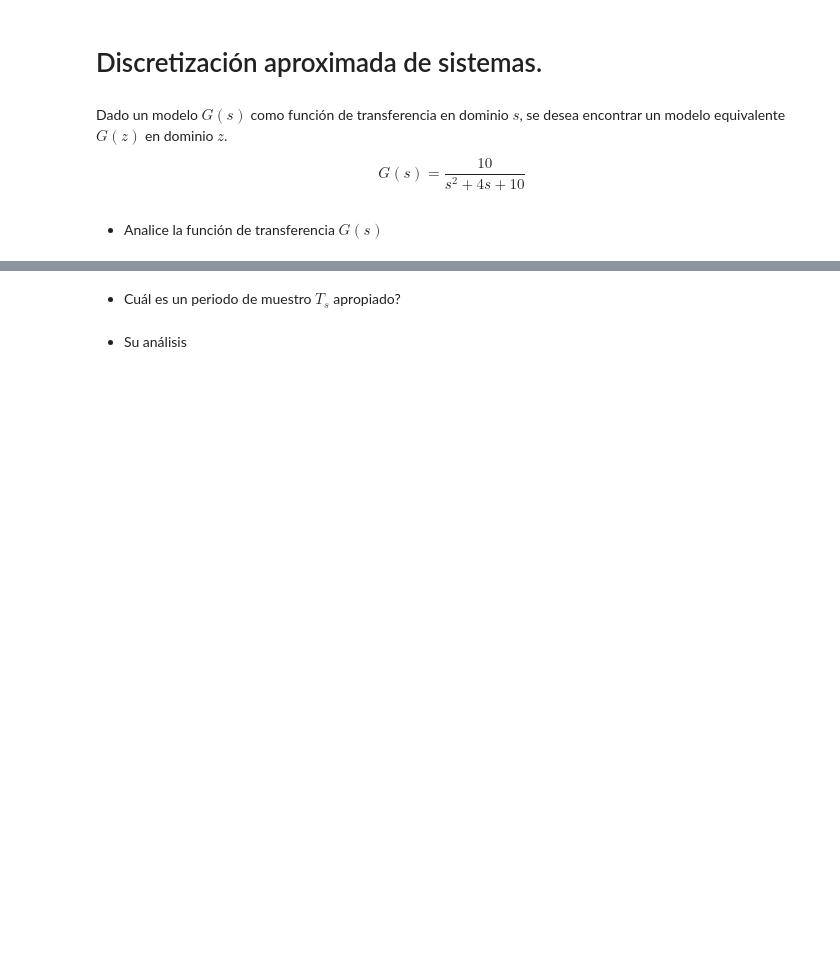
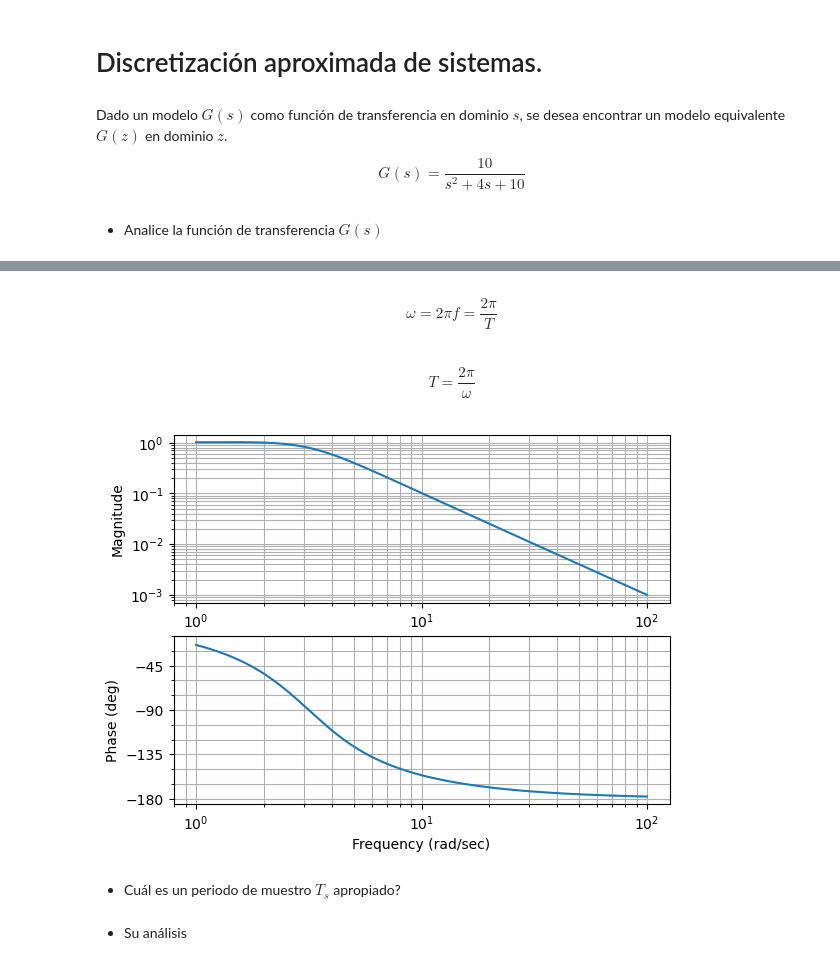
Before and after one commit to pierrediazp/Se-ales_y_Sistemas, a Jupyter notebook: Discretizacion.ipynb, the cells around one changed output, grey strips where cells are left out. Cells and saved outputs as stored; diff of their text form; code cells hidden in the pictures; blank space fills up the shorter version.

```diff
--- a/Discretizacion.ipynb
+++ b/Discretizacion.ipynb
@@ -13,3 +47,11 @@ $$G(s)=\frac{10}{s^2 + 4s + 10}$$
+# %% [markdown]
+$$\omega = 2 \pi f = \frac{2 \pi}{T}$$
+# %% [markdown]
+$$T = \frac{2 \pi}{\omega}$$
+# %%
+control.bode_plot(G);
+# %% [output]
+[figure, added]
 # %% [markdown]
 - Cuál es un periodo de muestro $T_s$ apropiado?
 # %% [markdown]
```
Also changed, not shown: parts of 8 cells of this notebook.
